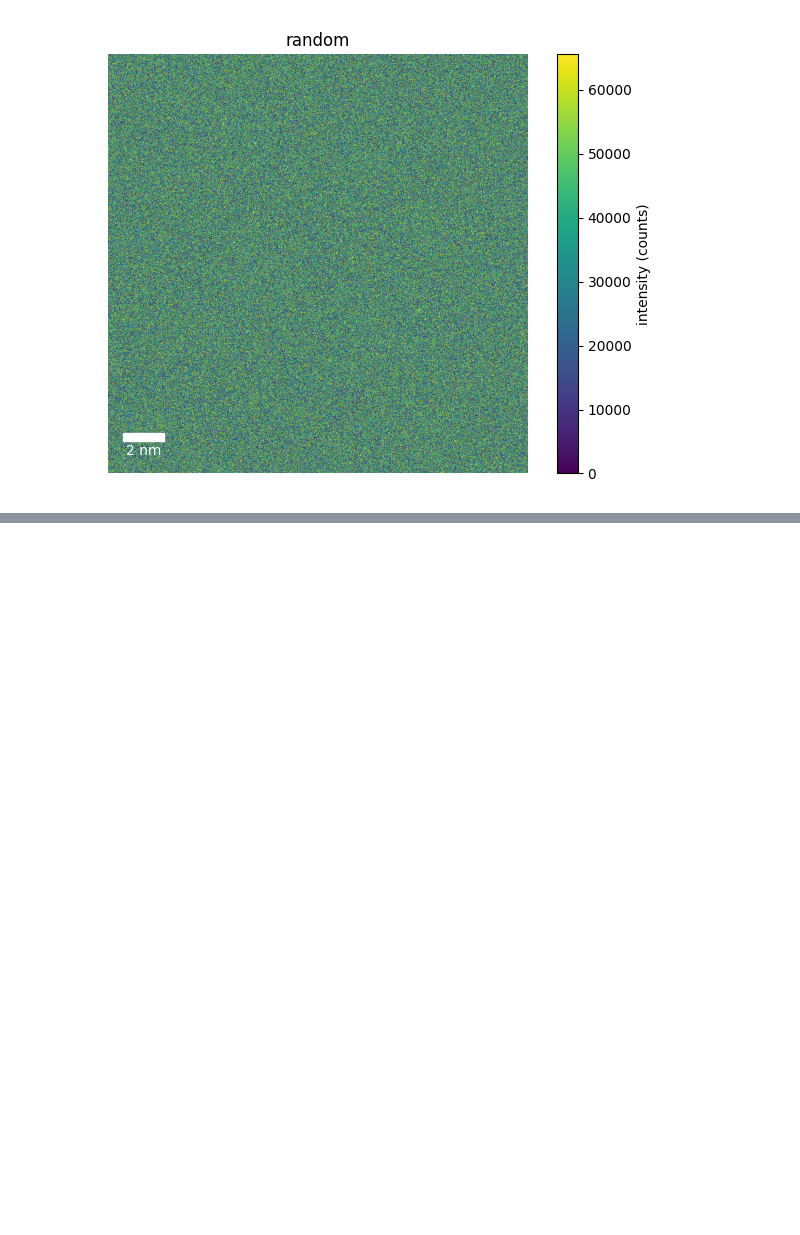
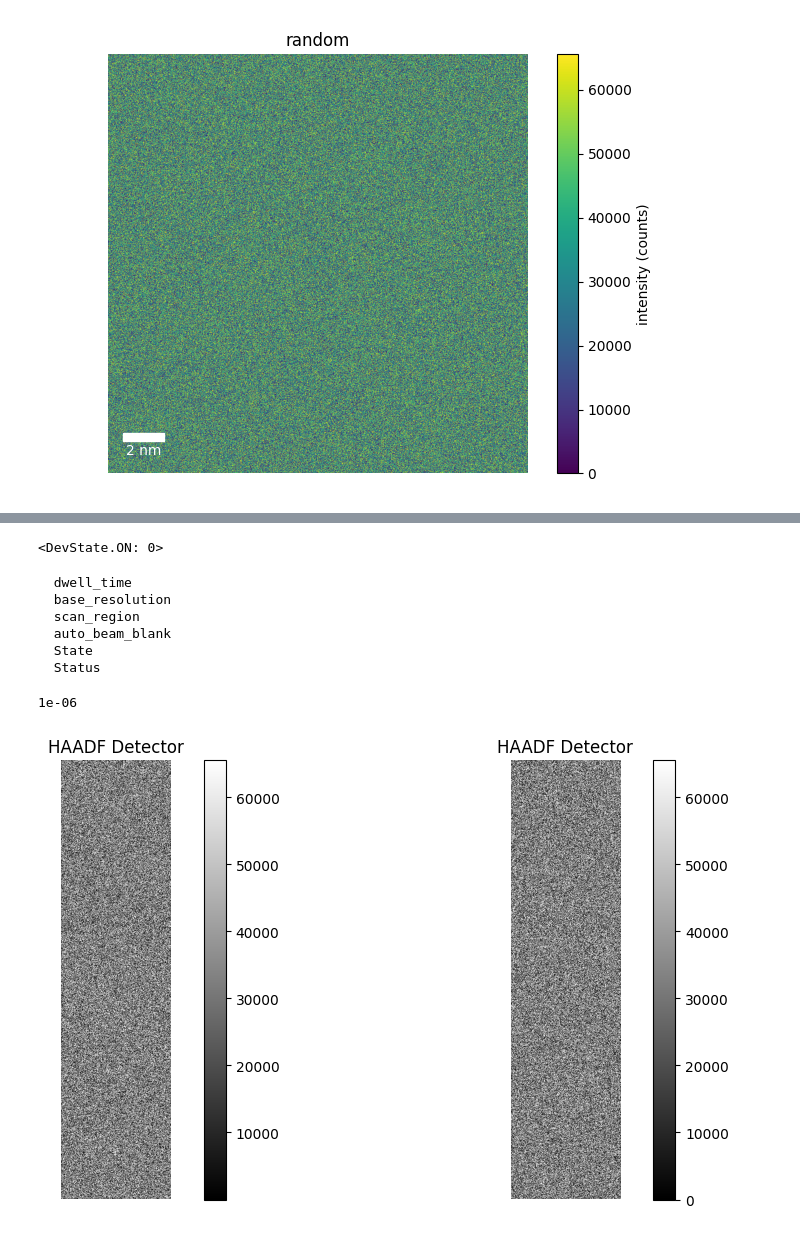
Before and after one commit to utkarshp1161/PyTango-tutorial, a Jupyter notebook: Autoscript-min-Pytango/notebooks/1_Client_tutorial.ipynb, the cells around one changed output, grey strips where cells are left out. Saved outputs shown, nothing was run; the diff lists cells and outputs as text; code cells hidden in the pictures; blank space fills up the shorter version.

```diff
--- a/Autoscript-min-Pytango/notebooks/1_Client_tutorial.ipynb
+++ b/Autoscript-min-Pytango/notebooks/1_Client_tutorial.ipynb
@@ -184,0 +201,18 @@ view = dataset.plot(scale_bar=True)
+# %%
+adv_acq_proxy.state()
+# %% [output]
+<DevState.ON: 0>
+# %%
+for attr in adv_acq_proxy.get_attribute_list():
+    print(f'  {attr}')
+# %% [output]
+  dwell_time
+  base_resolution
+  scan_region
+  auto_beam_blank
+  State
+  Status
+# %%
+adv_acq_proxy.dwell_time
+# %% [output]
+1e-06
@@ -184,0 +221,31 @@ view = dataset.plot(scale_bar=True)
+# %%
+# One simultaneous acquisition
+response = microscope_proxy.get_images(["HAADF", "HAADF"])
+info = json.loads(response)
+# %%
+import matplotlib.pyplot as plt
+
+# Quick retrieval
+images = []
+for img_meta in info["images"]:
+    meta_json, img_bytes = microscope_proxy.get_image_data_cached(img_meta["index"])
+    img = np.frombuffer(img_bytes, dtype=img_meta["dtype"]).reshape(img_meta["shape"])
+    images.append((img_meta["detector"], img))
+
+# Plot all images
+fig, axes = plt.subplots(1, len(images), figsize=(6*len(images), 5))
+
+# Handle single image case
+if len(images) == 1:
+    axes = [axes]
+
+for ax, (detector_name, img) in zip(axes, images):
+    im = ax.imshow(img, cmap='gray')
+    ax.set_title(f"{detector_name.upper()} Detector")
+    ax.axis('off')
+    plt.colorbar(im, ax=ax, fraction=0.046)
+
+plt.tight_layout()
+plt.show()
+# %% [output]
+[figure, added]
```
Also changed, not shown: parts of 7 cells of this notebook, 5 other files.
